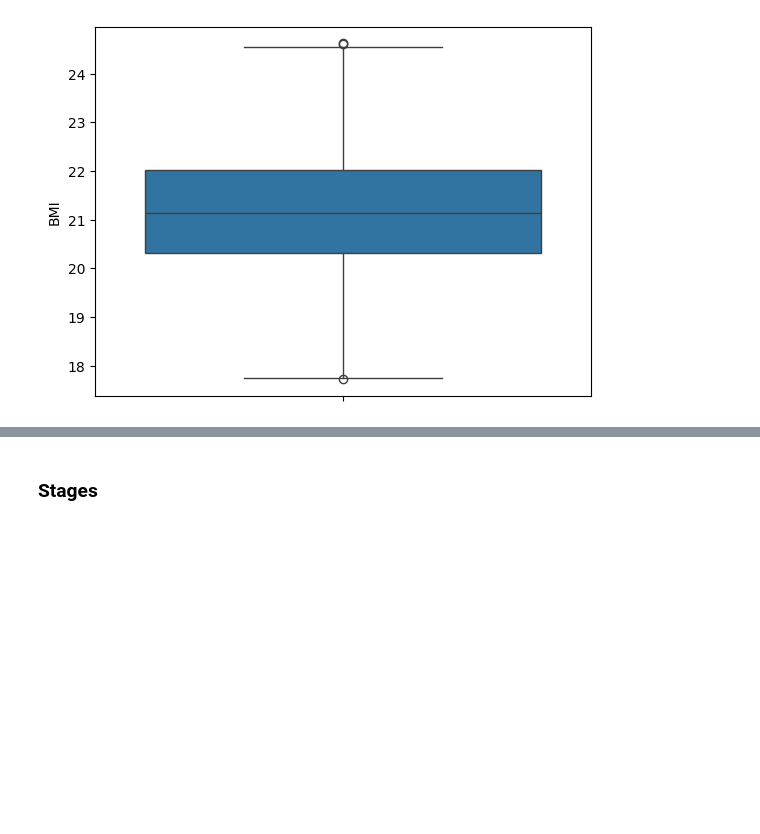
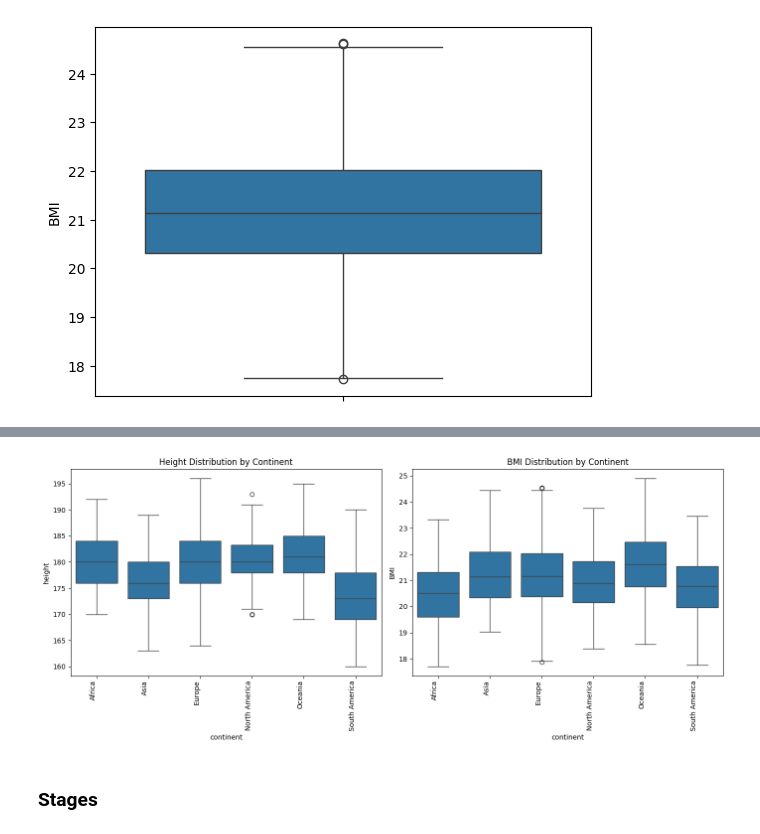
Before and after one commit to DiVitoTommaso/Cyclists-Races_Data-Mining, a Jupyter notebook: FeatEng.ipynb, the cells around one changed output, grey strips where cells are left out. Drawn from its saved outputs; the diff is of its cells as text; code cells hidden in the pictures; blank space fills up the shorter version.

```diff
--- a/FeatEng.ipynb
+++ b/FeatEng.ipynb
@@ -230,0 +267,22 @@ sns.boxplot(cyclist_no_outliers_df["BMI"])
+# %%
+# Remove outliers for height by continent
+def iqr_outliers(group, column):
+    Q1 = group[column].quantile(0.25)
+    Q3 = group[column].quantile(0.75)
+    IQR = Q3 - Q1
+    mask = (group[column] >= (Q1 - 1.5 * IQR)) & (group[column] <= (Q3 + 1.5 * IQR))
+    return group[mask]
+
+
+cyclist_df_no_outliers_by_continent = (
+    cyclist_df.groupby("continent")
+    .apply(lambda x: iqr_outliers(x, "height"))
+    .reset_index(drop=True)
+)
+cyclist_df_no_outliers_by_continent = (
+    cyclist_df_no_outliers_by_continent.groupby("continent")
+    .apply(lambda x: iqr_outliers(x, "BMI"))
+    .reset_index(drop=True)
+)
+
+cyclist_df_no_outliers_by_continent
@@ -231,3 +303,21 @@ sns.boxplot(cyclist_no_outliers_df["BMI"])
+# %%
+plt.figure(figsize=(14, 6))
+
+plt.subplot(1, 2, 1)
+sns.boxplot(x="continent", y="height", data=cyclist_df_no_outliers_by_continent)
+plt.xticks(rotation=90, ha="right")
+plt.title("Height Distribution by Continent")
+
+
+plt.subplot(1, 2, 2)
+sns.boxplot(x="continent", y="BMI", data=cyclist_df_no_outliers_by_continent)
+plt.xticks(rotation=90, ha="right")
+plt.title("BMI Distribution by Continent")
+
+plt.tight_layout()
+plt.show()
+# %% [output]
+[figure, added]
 # %% [markdown]
 ### Stages
 # %% [markdown]
```
Also changed, not shown: parts of 7 cells of this notebook.
